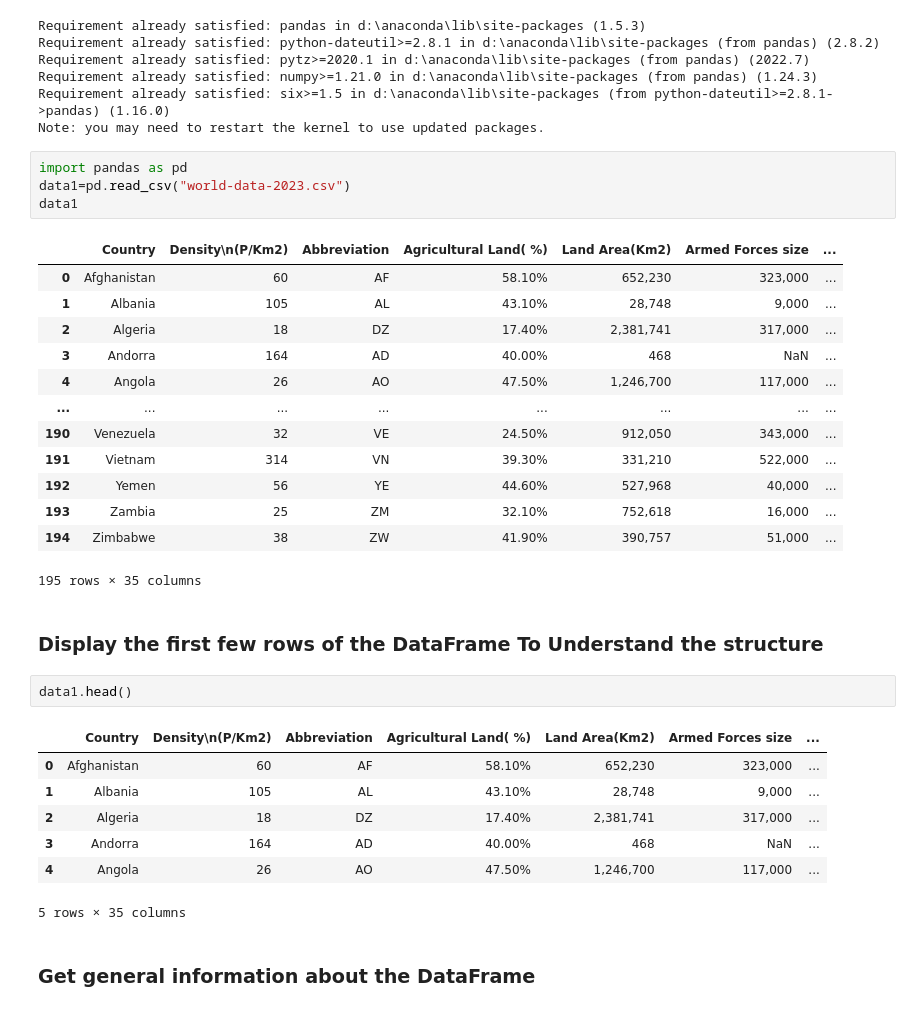
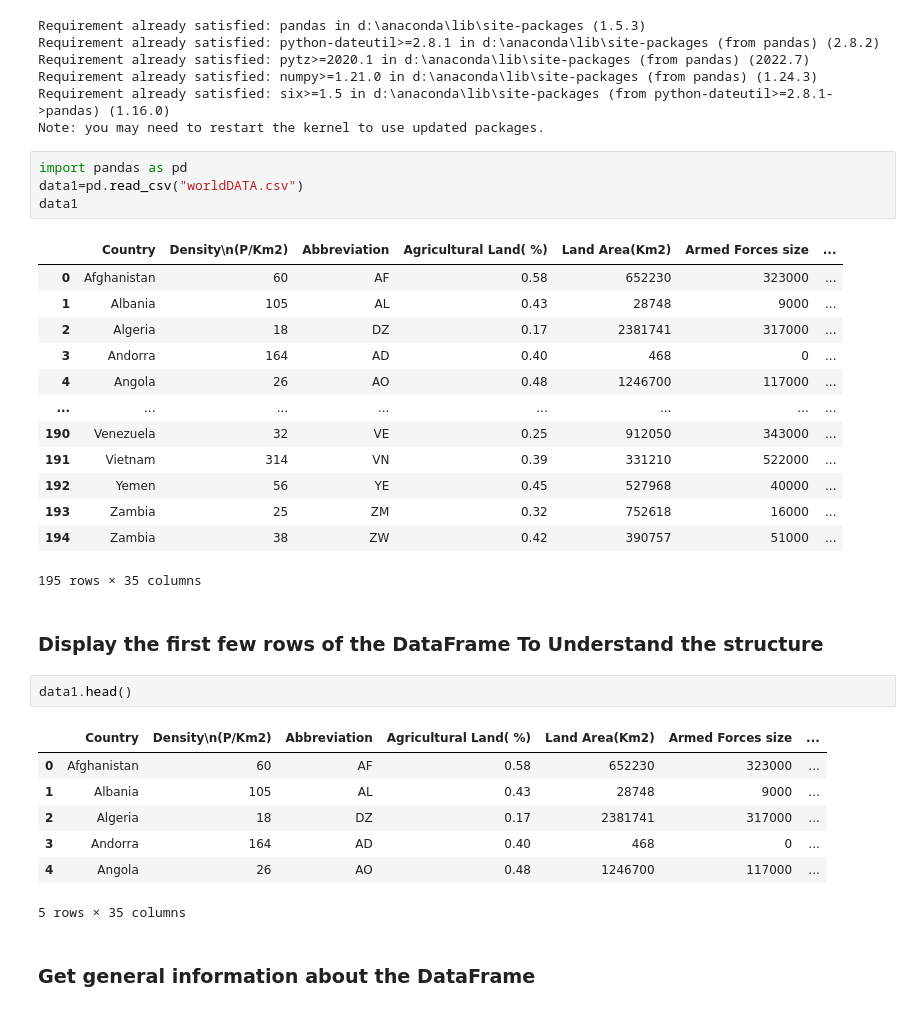
Before and after one commit to Shivam-5403/python_project_data-analytics, a Jupyter notebook: GlobalDataAnalysis.ipynb, the cells around one changed output. Drawn from its saved outputs; the diff is of its cells as text.

```diff
--- a/GlobalDataAnalysis.ipynb
+++ b/GlobalDataAnalysis.ipynb
@@ -15,21 +15,21 @@ Requirement already satisfied: six>=1.5 in d:\anaconda\lib\site-packages (from p
 Note: you may need to restart the kernel to use updated packages.
 # %%
 import pandas as pd
-data1=pd.read_csv("world-data-2023.csv")
+data1=pd.read_csv("worldDATA.csv")
 data1
 # %% [output]
 |  | Country | Density\n(P/Km2) | Abbreviation | Agricultural Land( %) | Land Area(Km2) | Armed Forces size | ... |
-| 0 | Afghanistan | 60 | AF | 58.10% | 652,230 | 323,000 | ... |
-| 1 | Albania | 105 | AL | 43.10% | 28,748 | 9,000 | ... |
-| 2 | Algeria | 18 | DZ | 17.40% | 2,381,741 | 317,000 | ... |
-| 3 | Andorra | 164 | AD | 40.00% | 468 | NaN | ... |
-| 4 | Angola | 26 | AO | 47.50% | 1,246,700 | 117,000 | ... |
+| 0 | Afghanistan | 60 | AF | 0.58 | 652230 | 323000 | ... |
+| 1 | Albania | 105 | AL | 0.43 | 28748 | 9000 | ... |
+| 2 | Algeria | 18 | DZ | 0.17 | 2381741 | 317000 | ... |
+| 3 | Andorra | 164 | AD | 0.40 | 468 | 0 | ... |
+| 4 | Angola | 26 | AO | 0.48 | 1246700 | 117000 | ... |
 | ... | ... | ... | ... | ... | ... | ... | ... |
-| 190 | Venezuela | 32 | VE | 24.50% | 912,050 | 343,000 | ... |
-| 191 | Vietnam | 314 | VN | 39.30% | 331,210 | 522,000 | ... |
-| 192 | Yemen | 56 | YE | 44.60% | 527,968 | 40,000 | ... |
-| 193 | Zambia | 25 | ZM | 32.10% | 752,618 | 16,000 | ... |
-| 194 | Zimbabwe | 38 | ZW | 41.90% | 390,757 | 51,000 | ... |
+| 190 | Venezuela | 32 | VE | 0.25 | 912050 | 343000 | ... |
+| 191 | Vietnam | 314 | VN | 0.39 | 331210 | 522000 | ... |
+| 192 | Yemen | 56 | YE | 0.45 | 527968 | 40000 | ... |
+| 193 | Zambia | 25 | ZM | 0.32 | 752618 | 16000 | ... |
+| 194 | Zambia | 38 | ZW | 0.42 | 390757 | 51000 | ... |
 195 rows × 35 columns
 # %% [markdown]
 ### Display the first few rows of the DataFrame To Understand the structure
@@ -37,11 +37,11 @@ data1
 data1.head()
 # %% [output]
 |  | Country | Density\n(P/Km2) | Abbreviation | Agricultural Land( %) | Land Area(Km2) | Armed Forces size | ... |
-| 0 | Afghanistan | 60 | AF | 58.10% | 652,230 | 323,000 | ... |
-| 1 | Albania | 105 | AL | 43.10% | 28,748 | 9,000 | ... |
-| 2 | Algeria | 18 | DZ | 17.40% | 2,381,741 | 317,000 | ... |
-| 3 | Andorra | 164 | AD | 40.00% | 468 | NaN | ... |
-| 4 | Angola | 26 | AO | 47.50% | 1,246,700 | 117,000 | ... |
+| 0 | Afghanistan | 60 | AF | 0.58 | 652230 | 323000 | ... |
+| 1 | Albania | 105 | AL | 0.43 | 28748 | 9000 | ... |
+| 2 | Algeria | 18 | DZ | 0.17 | 2381741 | 317000 | ... |
+| 3 | Andorra | 164 | AD | 0.40 | 468 | 0 | ... |
+| 4 | Angola | 26 | AO | 0.48 | 1246700 | 117000 | ... |
 5 rows × 35 columns
 # %% [markdown]
 ### Get general information about the DataFrame
```
Also changed, not shown: parts of 51 cells of this notebook, 1 other file.
